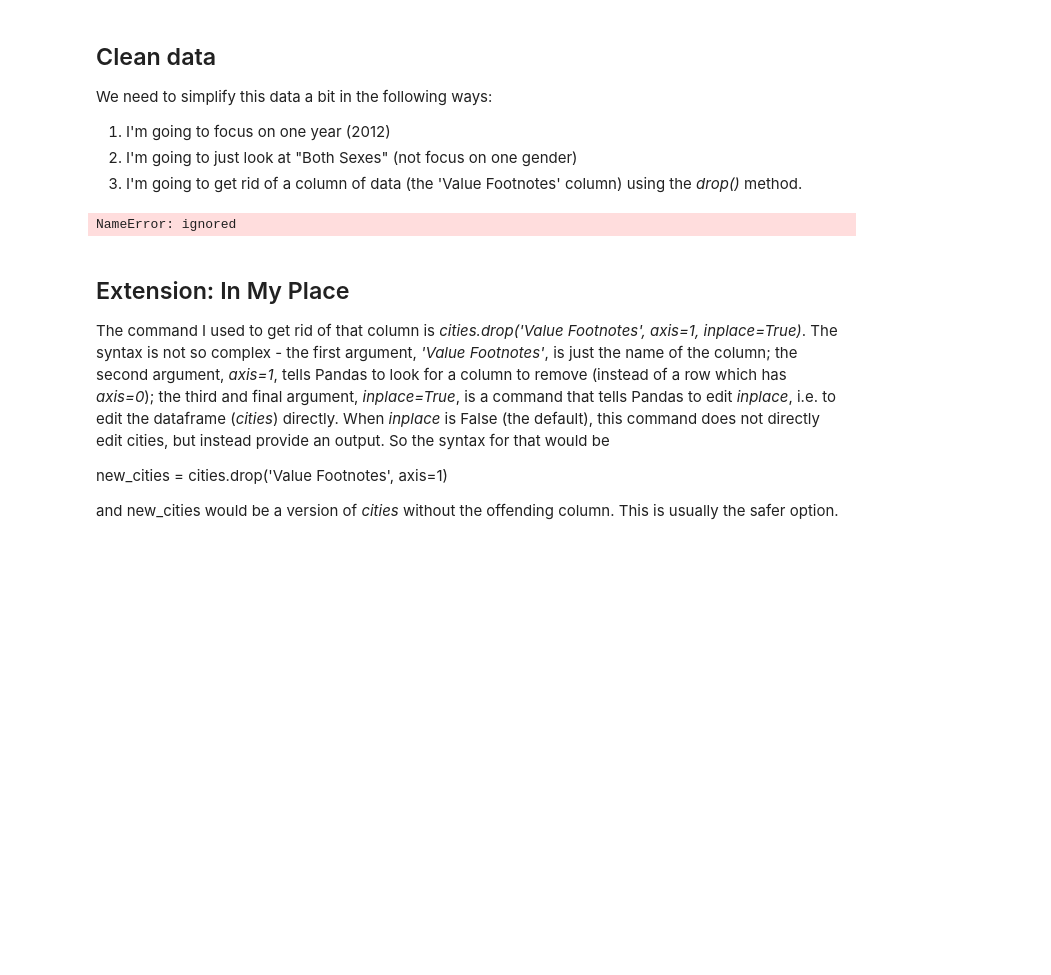
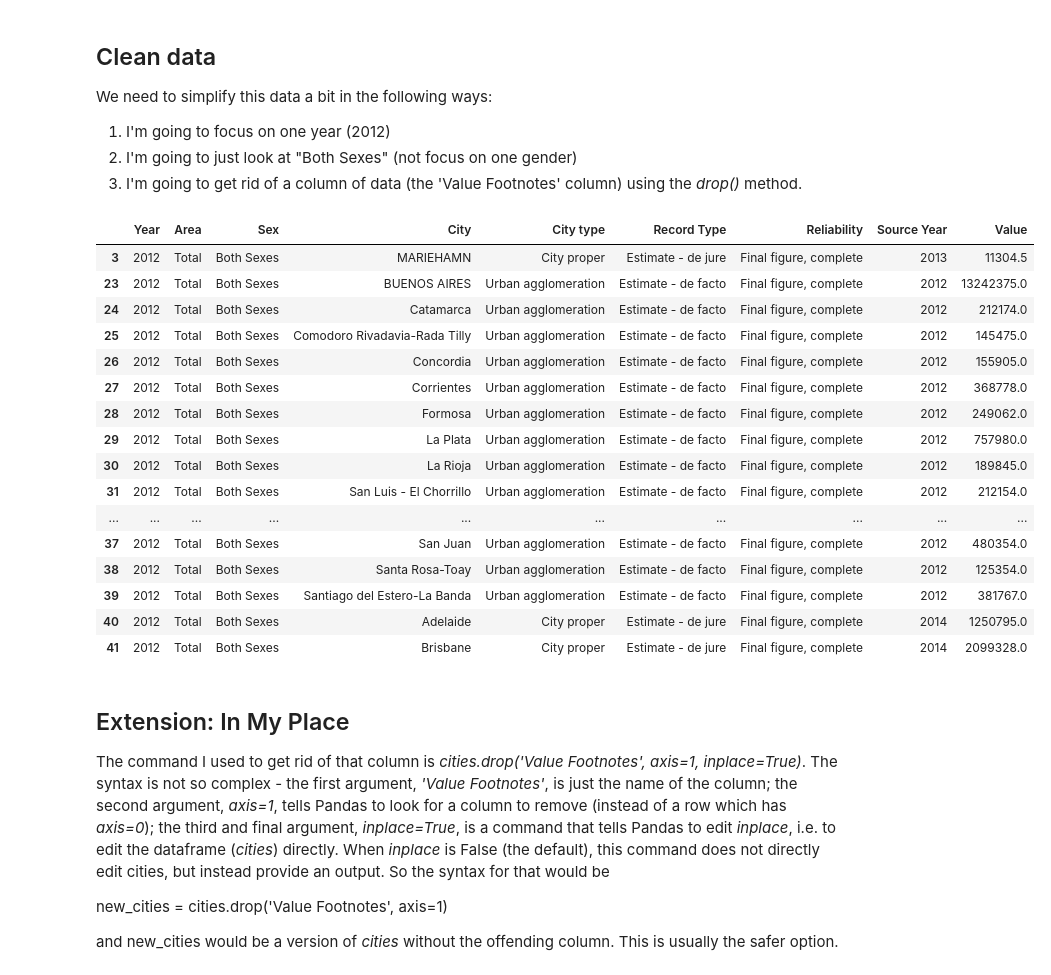
Before and after one commit to annagooding/QM2-2024, a Jupyter notebook: notebooks/W06. Merging and Joining.ipynb, the cells around one changed output. Saved outputs shown, nothing was run; the diff lists cells and outputs as text; code cells hidden in the pictures; blank space fills up the shorter version.

```diff
--- a/notebooks/W06. Merging and Joining.ipynb
+++ b/notebooks/W06. Merging and Joining.ipynb
@@ -391,3 +423,10 @@ You'll notice that the index **won't** be the column you want to merge on in the
 The syntax for merging on a **column** (which is not the index) is to pass the column name to the optional 'left_on=' or 'right_on=' arguments. And we don't use right_index=True (or left_index=True), depending on which we're using.
 
 So for example: **df1.merge(df2, left_on='Name', right_index=True)** would join df1 (on the left) to df2 (on the right), using the column 'Name' on the left (df1) and the index column (whatever that is) on the right (df2).
+# %%
+city_c = pd.read_csv('data/wk5/UN_Cities_1214_country.csv', index_col=0, encoding='latin1')
+city_c.head()
+
+#merge city_pop and city_c
+cities = city_pop.merge(city_c, left_on='City', right_on='City')
+cities.head()
@@ -406,10 +452,26 @@ We need to simplify this data a bit in the following ways:
 cities = cities[cities['Sex']=='Both Sexes']
 cities = cities[cities['Year']==2012]
 cities.drop('Value Footnotes', axis=1, inplace=True)
-# %% [output]
-NameError: ignored
 # %%
-cities.head()
+cities.head(20)
+# %% [output]
+|  | Year | Area | Sex | City | City type | Record Type | Reliability | Source Year | Value |
+| 3 | 2012 | Total | Both Sexes | MARIEHAMN | City proper | Estimate - de jure | Final figure, complete | 2013 | 11304.5 |
+| 23 | 2012 | Total | Both Sexes | BUENOS AIRES | Urban agglomeration | Estimate - de facto | Final figure, complete | 2012 | 13242375.0 |
+| 24 | 2012 | Total | Both Sexes | Catamarca | Urban agglomeration | Estimate - de facto | Final figure, complete | 2012 | 212174.0 |
+| 25 | 2012 | Total | Both Sexes | Comodoro Rivadavia-Rada Tilly | Urban agglomeration | Estimate - de facto | Final figure, complete | 2012 | 145475.0 |
+| 26 | 2012 | Total | Both Sexes | Concordia | Urban agglomeration | Estimate - de facto | Final figure, complete | 2012 | 155905.0 |
+| 27 | 2012 | Total | Both Sexes | Corrientes | Urban agglomeration | Estimate - de facto | Final figure, complete | 2012 | 368778.0 |
+| 28 | 2012 | Total | Both Sexes | Formosa | Urban agglomeration | Estimate - de facto | Final figure, complete | 2012 | 249062.0 |
+| 29 | 2012 | Total | Both Sexes | La Plata | Urban agglomeration | Estimate - de facto | Final figure, complete | 2012 | 757980.0 |
+| 30 | 2012 | Total | Both Sexes | La Rioja | Urban agglomeration | Estimate - de facto | Final figure, complete | 2012 | 189845.0 |
+| 31 | 2012 | Total | Both Sexes | San Luis - El Chorrillo | Urban agglomeration | Estimate - de facto | Final figure, complete | 2012 | 212154.0 |
+| ... | ... | ... | ... | ... | ... | ... | ... | ... | ... |
+| 37 | 2012 | Total | Both Sexes | San Juan | Urban agglomeration | Estimate - de facto | Final figure, complete | 2012 | 480354.0 |
+| 38 | 2012 | Total | Both Sexes | Santa Rosa-Toay | Urban agglomeration | Estimate - de facto | Final figure, complete | 2012 | 125354.0 |
+| 39 | 2012 | Total | Both Sexes | Santiago del Estero-La Banda | Urban agglomeration | Estimate - de facto | Final figure, complete | 2012 | 381767.0 |
+| 40 | 2012 | Total | Both Sexes | Adelaide | City proper | Estimate - de jure | Final figure, complete | 2014 | 1250795.0 |
+| 41 | 2012 | Total | Both Sexes | Brisbane | City proper | Estimate - de jure | Final figure, complete | 2014 | 2099328.0 |
 # %% [markdown]
 ## Extension: In My Place
 
```
Also changed, not shown: parts of 14 cells of this notebook.
